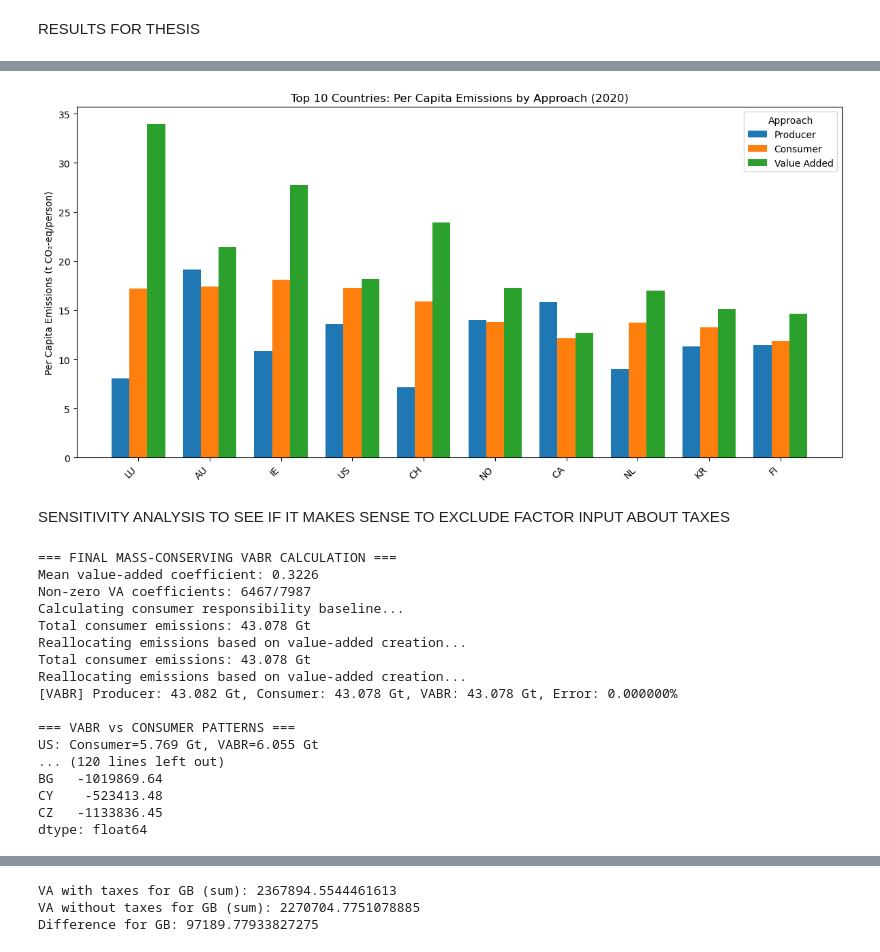
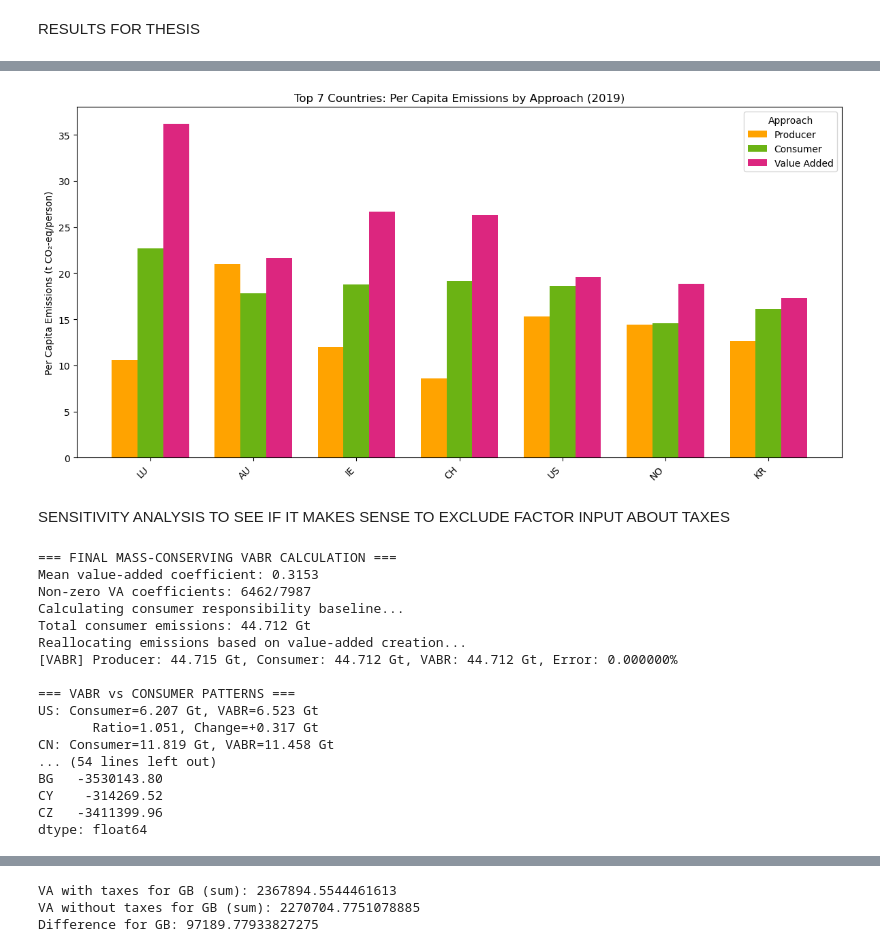
Before and after one commit to marine312000/MA-thesis, a Jupyter notebook: MA code_official.ipynb, the cells around one changed output, grey strips where cells are left out. Cells and saved outputs as stored; diff of their text form; code cells hidden in the pictures.

```diff
--- a/MA code_official.ipynb
+++ b/MA code_official.ipynb
@@ -1752,9 +1822,9 @@ for country in coal_countries:
             total_va = factor_inputs.iloc[:, idx].sum()
             profits = factor_inputs.iloc[8, idx]  # Row 8: profits
             output = x_vector[idx]
-            # Get emissions from results_2020['producer_by_sector']
+            # Get emissions from results['producer_by_sector']
             sector_key = (country, sec)
-            emissions = results_2020['producer_by_sector'].get(sector_key, 0)
+            emissions = results['producer_by_sector'].get(sector_key, 0)
 
             va_coeff = total_va / output if output > 0 else 0
             profit_coeff = profits / output if output > 0 else 0
@@ -1821,10 +1891,10 @@ Median: 0.3909
 # %%
 # Find top 3 sectors for WM, RU, NO, CA for profit-based VABR
-profit_vabr_by_sector = results_2020['value_added_by_sector']  # This is total VA VABR, not profits-only
+profit_vabr_by_sector = results['value_added_by_sector']  # This is total VA VABR, not profits-only
 
 # To get profits-only VABR by sector, use the function:
 _, profit_vabr_sector_dict, _, _, _ = calculate_vabr_profits_only(
-    ixi_data, results_2020['producer_by_sector'].values, None, None
+    ixi_data, results['producer_by_sector'].values, None, None
 )
 
 for country in ['WM', 'RU', 'NO', 'CA']:
@@ -1861,7 +1931,7 @@ for country in ['CN', 'US', 'IN', 'RU', 'AU', 'ZA']:
     for idx, (reg, sec) in enumerate(ixi_data.x.index):
         if reg == country and coal_sector_name in sec:
             output_value = ixi_data.x.values[idx]
-            emissions_value = results_2020['producer_by_sector'].get((country, sec), 0)
+            emissions_value = results['producer_by_sector'].get((country, sec), 0)
             va_value = factor_inputs.iloc[:, idx].sum()
             va_coefficient = va_value / output_value if output_value > 0 else 0
             emissions_intensity = emissions_value / output_value if output_value > 0 else 0
@@ -2144,17 +2214,22 @@ def calculate_per_capita_emissions(results, population):
 
     return per_capita
 
-# Calculate per capita for 2020 (using 2022 population as proxy)
+# Calculate per capita (using 2022 population as proxy)
 if len(population_2022) > 0:
-    per_capita_2020 = calculate_per_capita_emissions(results_2020, population_2022)
+    per_capita = calculate_per_capita_emissions(results, population_2022)
 
-    # Display top per capita emitters
-    print("\nTOP 10 PER CAPITA EMITTERS (2020):")
+    # Display top per capita emitters for the analyzed year
+    print("\nTOP 10 PER CAPITA EMITTERS (analyzed year):")
+    for approach in ['producer', 'consumer', 'value_added']:
+        print(f"\n{approach.upper()} APPROACH (tons CO2-eq/person):")
+        top10 = per_capita[approach].nlargest(10)
+        for i, (country, emissions) in enumerate(top10.items(), 1):
+            print(f"{i:2d}. {country}: {emissions:6.2f} tonnes CO2-eq/person")
     print("-" * 60)
 
     for approach in ['producer', 'consumer', 'value_added']:
         print(f"\n{approach.upper()} APPROACH (tons CO2-eq/person):")
-        top10 = per_capita_2020[approach].nlargest(20)
+        top10 = per_capita[approach].nlargest(20)
         for i, (country, emissions) in enumerate(top10.items(), 1):
             print(f"{i:2d}. {country}: {emissions:6.1f} tonnes CO2-eq/person")
 # %% [output]
@@ -2273,44 +2257,43 @@ plt.show()
 
 import matplotlib.pyplot as plt
 import numpy as np
 import pandas as pd
 
 # Calculate per capita emissions for each approach
 per_capita = pd.DataFrame()
 for approach in ['producer', 'consumer', 'value_added']:
-    country_series = pd.Series(results_2020[f'{approach}_by_country'])
+    country_series = pd.Series(results[f'{approach}_by_country'])
     per_capita[approach] = country_series / population_2022
 
-# Get top 10 countries by total per capita emissions (sum of all approaches)
+# Get top 7 countries by total per capita emissions (sum of all approaches)
 per_capita['total'] = per_capita.sum(axis=1)
-top10_countries_pc = per_capita['total'].nlargest(10).index.tolist()
+top7_countries_pc = per_capita['total'].nlargest(7).index.tolist()
 
 # Prepare data for plotting
 approaches = ['producer', 'consumer', 'value_added']
 approach_labels = ['Producer', 'Consumer', 'Value Added']
-colors = ['#1f77b4', '#ff7f0e', '#2ca02c']
-
+colors = ["#ffa300", "#6bb314",  "#dc267f"]
 emissions_data_pc = []
 for approach in approaches:
-    emissions_data_pc.append(per_capita.loc[top10_countries_pc, approach].values)
+    emissions_data_pc.append(per_capita.loc[top7_countries_pc, approach].values)
 
-emissions_data_pc = np.array(emissions_data_pc)  # shape: (3, 10)
-x = np.arange(len(top10_countries_pc))
+emissions_data_pc = np.array(emissions_data_pc)  # shape: (3, 7)
+x = np.arange(len(top7_countries_pc))
 width = 0.25
 
 fig, ax = plt.subplots(figsize=(12, 6))
 for i, (label, color) in enumerate(zip(approach_labels, colors)):
     ax.bar(x + (i - 1) * width, emissions_data_pc[i], width, label=label, color=color)
 
-ax.set_title('Top 10 Countries: Per Capita Emissions by Approach (2020)')
+ax.set_title('Top 7 Countries: Per Capita Emissions by Approach (2019)')
 ax.set_ylabel('Per Capita Emissions (t CO₂-eq/person)')
 ax.set_xticks(x)
-ax.set_xticklabels(top10_countries_pc, rotation=45, ha='right')  # <-- Fix: rotate and align labels
+ax.set_xticklabels(top7_countries_pc, rotation=45, ha='right')  # <-- Fix: rotate and align labels
 ax.legend(title="Approach")
 plt.tight_layout()
 plt.show()
 # %% [output]
-[figure, old version]
+[figure, new version]
 # %% [markdown]
 SENSITIVITY ANALYSIS TO SEE IF IT MAKES SENSE TO EXCLUDE FACTOR INPUT ABOUT TAXES
 # %%
@@ -2318,12 +2301,12 @@ SENSITIVITY ANALYSIS TO SEE IF IT MAKES SENSE TO EXCLUDE FACTOR INPUT ABOUT TAXE
 
 # With taxes
 vabr_with_taxes = calculate_vabr_mass_conserving_FINAL(
-    ixi_data, results_2020['producer_by_sector'].values, VALUE_ADDED_COMPONENTS, v_override=None
+    ixi_data, results['producer_by_sector'].values, VALUE_ADDED_COMPONENTS, v_override=None
 )
 
 # Without taxes (use the function that forcibly excludes taxes)
 vabr_without_taxes = calculate_vabr_excluding_taxes(
-    ixi_data, results_2020['producer_by_sector'].values, VALUE_ADDED_COMPONENTS, v_override=None
+    ixi_data, results['producer_by_sector'].values, VALUE_ADDED_COMPONENTS, v_override=None
 )
 
 diff_country = vabr_without_taxes[0] - vabr_with_taxes[0]
@@ -2335,21 +2318,21 @@ print("With taxes:   ", vabr_with_taxes[0].head())
 print("Difference:   ", diff_country.head())
 # %% [output]
 === FINAL MASS-CONSERVING VABR CALCULATION ===
-Mean value-added coefficient: 0.3226
-Non-zero VA coefficients: 6467/7987
+Mean value-added coefficient: 0.3153
+Non-zero VA coefficients: 6462/7987
 Calculating consumer responsibility baseline...
-Total consumer emissions: 43.078 Gt
+Total consumer emissions: 44.712 Gt
 Reallocating emissions based on value-added creation...
-Total consumer emissions: 43.078 Gt
-Reallocating emissions based on value-added creation...
-[VABR] Producer: 43.082 Gt, Consumer: 43.078 Gt, VABR: 43.078 Gt, Error: 0.000000%
+[VABR] Producer: 44.715 Gt, Consumer: 44.712 Gt, VABR: 44.712 Gt, Error: 0.000000%
 
 === VABR vs CONSUMER PATTERNS ===
-US: Consumer=5.769 Gt, VABR=6.055 Gt
-... (120 lines left out)
-BG   -1019869.64
-CY    -523413.48
-CZ   -1133836.45
+US: Consumer=6.207 Gt, VABR=6.523 Gt
+       Ratio=1.051, Change=+0.317 Gt
+CN: Consumer=11.819 Gt, VABR=11.458 Gt
+... (54 lines left out)
+BG   -3530143.80
+CY    -314269.52
+CZ   -3411399.96
 dtype: float64
 # %%
 taxes_row = "Taxes less subsidies on products purchased: Total"
```
Also changed, not shown: parts of 30 cells of this notebook.
